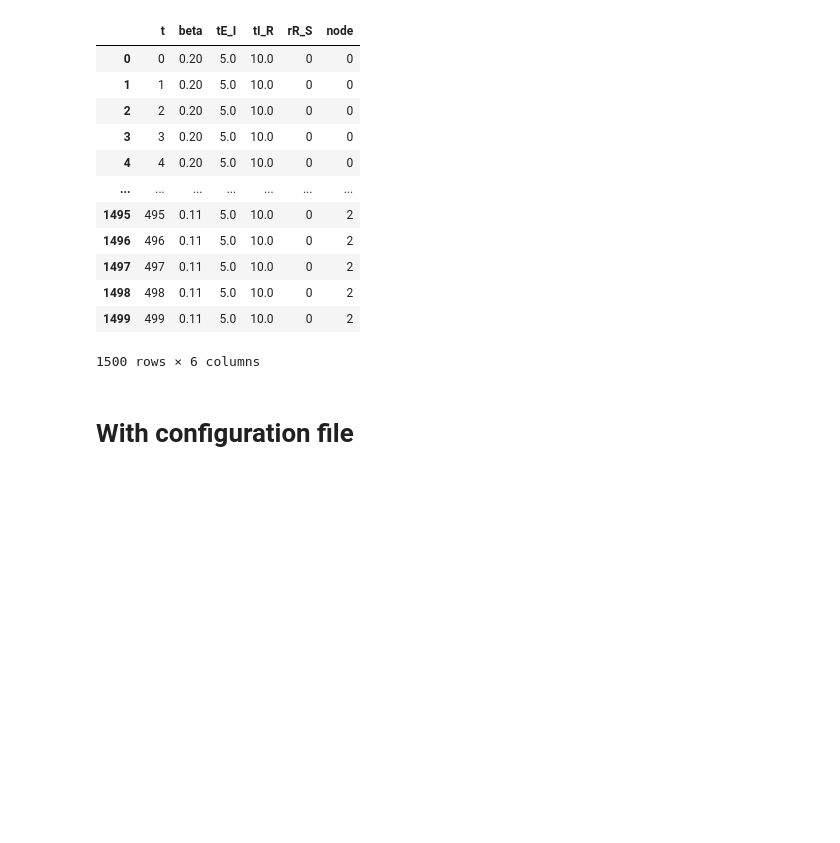
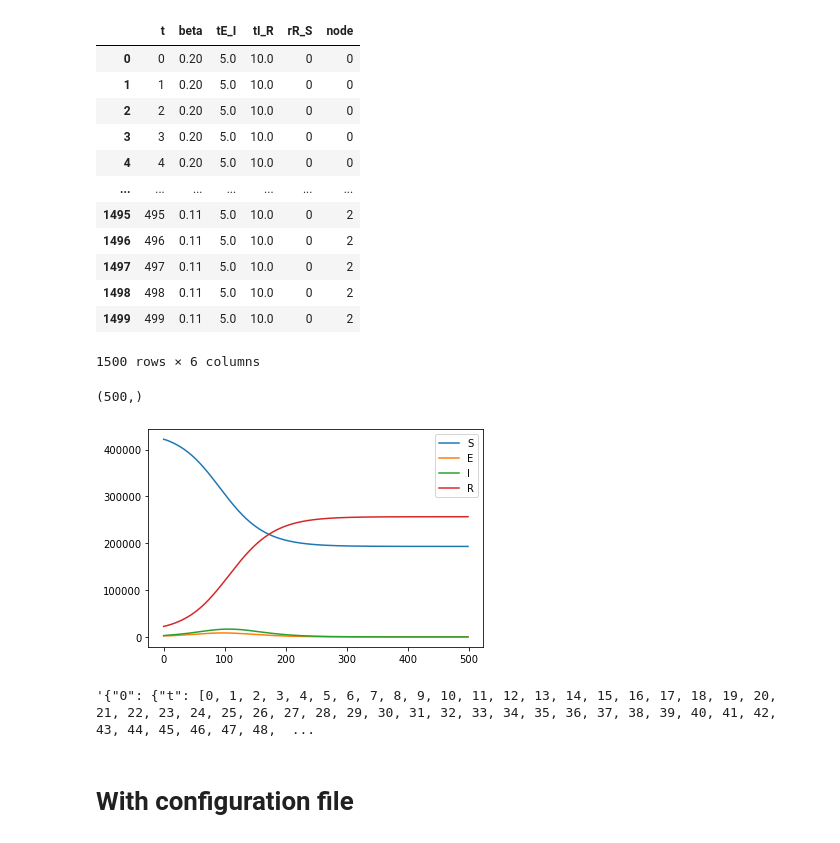
Before and after one commit to DLab/covid19geomodeller, a Jupyter notebook: Examples/SEIRMETA.ipynb, the cells around one changed output. Saved outputs shown, nothing was run; the diff lists cells and outputs as text; code cells hidden in the pictures; blank space fills up the shorter version.

```diff
--- a/Examples/SEIRMETA.ipynb
+++ b/Examples/SEIRMETA.ipynb
@@ -91,3 +115,16 @@ seir.params
 | 1498 | 498 | 0.11 | 5.0 | 10.0 | 0 | 2 |
 | 1499 | 499 | 0.11 | 5.0 | 10.0 | 0 | 2 |
 1500 rows × 6 columns
+# %%
+np.shape(seir.S.sum(axis=0))
+# %% [output]
+(500,)
+# %%
+plt.plot(seir.t,seir.S.sum(axis=0),label='S')
+plt.plot(seir.t,seir.E.sum(axis=0),label='E')
+plt.plot(seir.t,seir.I.sum(axis=0),label='I')
+plt.plot(seir.t,seir.R.sum(axis=0),label='R')
+plt.legend(loc=0)
+plt.show()
+# %% [output]
+[figure, added]
@@ -94,3 +135,7 @@ seir.params
+# %%
+json.dumps(aux)
+# %% [output]
+'{"0": {"t": [0, 1, 2, 3, 4, 5, 6, 7, 8, 9, 10, 11, 12, 13, 14, 15, 16, 17, 18, 19, 20, 21, 22, 23, 24, 25, 26, 27, 28, 29, 30, 31, 32, 33, 34, 35, 36, 37, 38, 39, 40, 41, 42, 43, 44, 45, 46, 47, 48,  ...
 # %% [markdown]
 # With configuration file
 # %%
```
Also changed, not shown: parts of 19 cells of this notebook, 8 other files.
